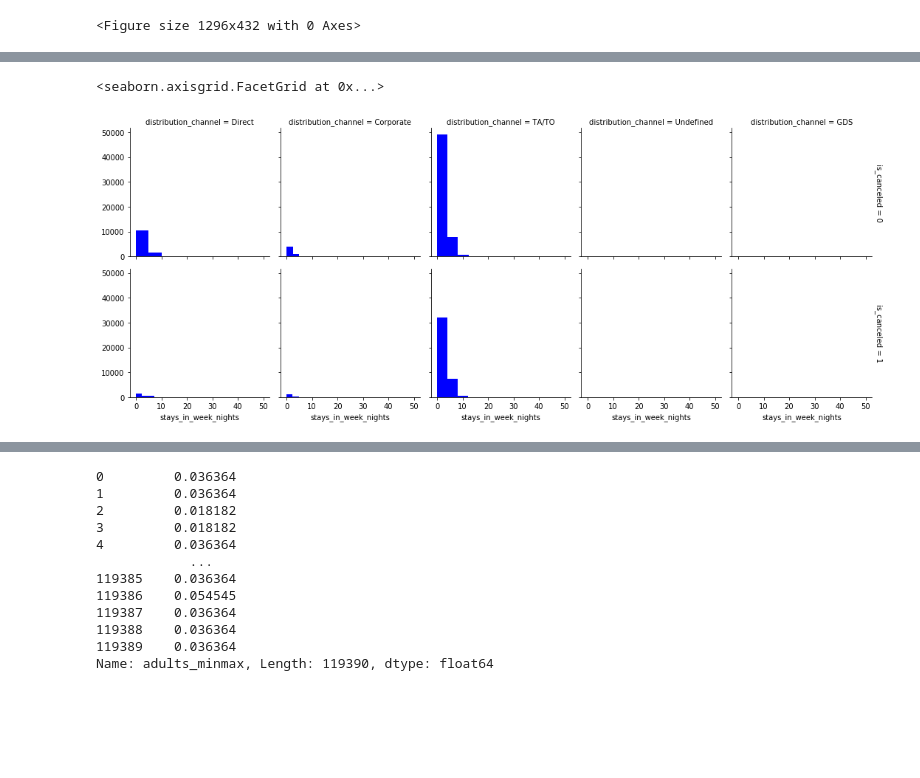
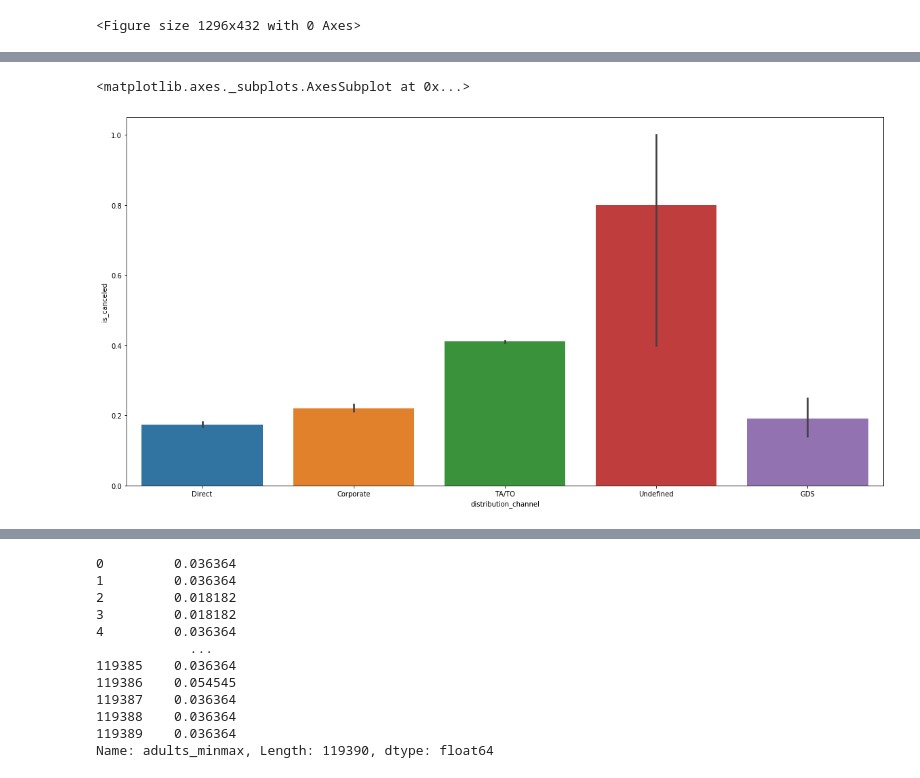
Before and after one commit to tkong1998/hotel-booking-demand, a Jupyter notebook: Vaishu_Code.ipynb, the cells around one changed output, grey strips where cells are left out. Saved outputs shown, nothing was run; the diff lists cells and outputs as text; code cells hidden in the pictures; blank space fills up the shorter version.

```diff
--- a/Vaishu_Code.ipynb
+++ b/Vaishu_Code.ipynb
@@ -316,7 +277,0 @@ hotel['distribution_channel'].value_counts(normalize=True).plot(kind='bar')
-# %%
-# 3 dimensional histogram for distribution_channel, stays_in_week_nights, is_canceled
-g = sns.FacetGrid(hotel, col='distribution_channel', row='is_canceled', margin_titles=True)
-g.map(plt.hist,'stays_in_week_nights',color='blue')
-# %% [output]
-<seaborn.axisgrid.FacetGrid at 0x...>
-[figure, removed]
@@ -324,0 +278,6 @@ g.map(plt.hist,'stays_in_week_nights',color='blue')
+# %%
+plt.figure(figsize = (20,10))
+sns.barplot(x='distribution_channel', y='is_canceled',data=hotel)
+# %% [output]
+<matplotlib.axes._subplots.AxesSubplot at 0x...>
+[figure, added]
```
Also changed, not shown: parts of 42 cells of this notebook.
